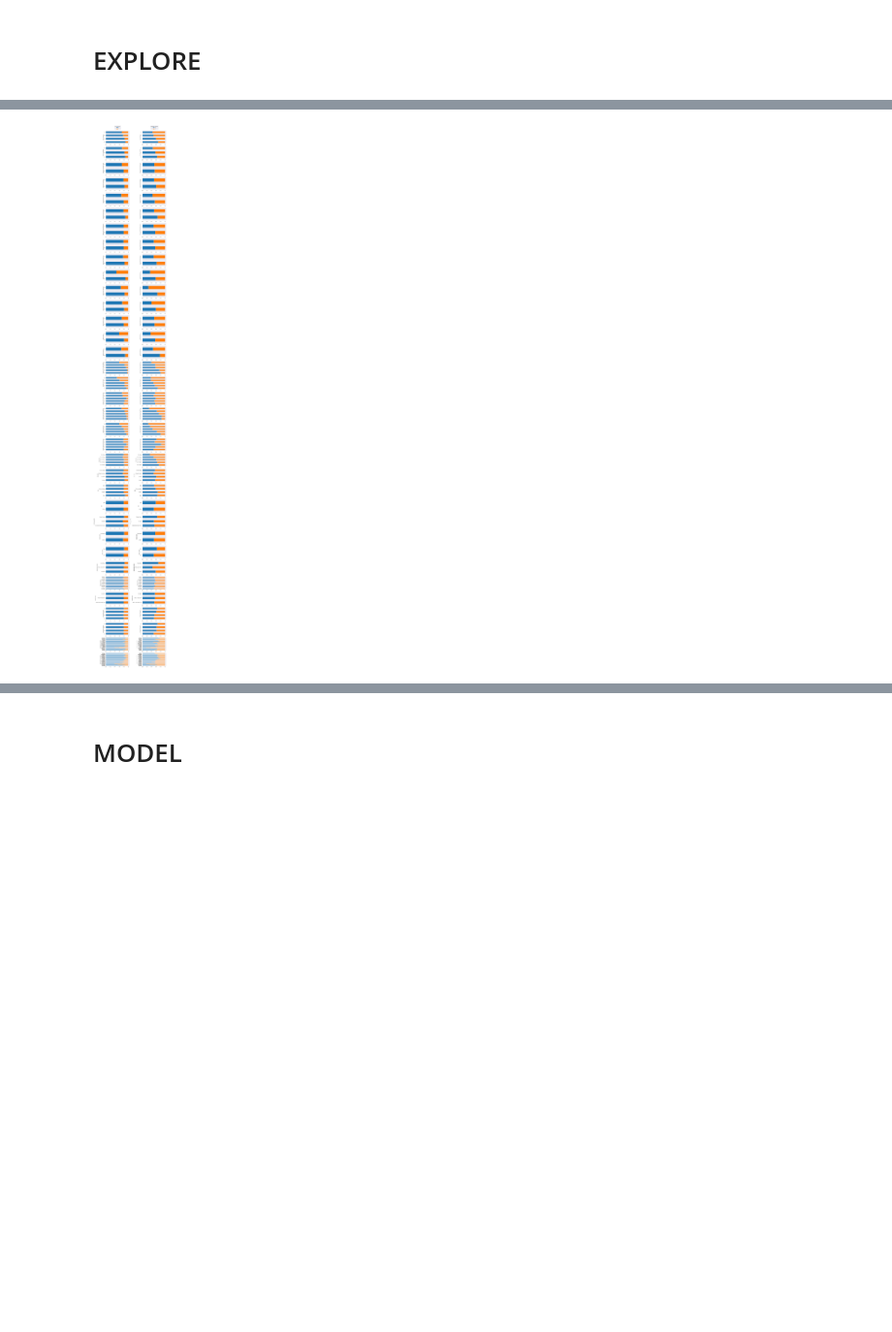
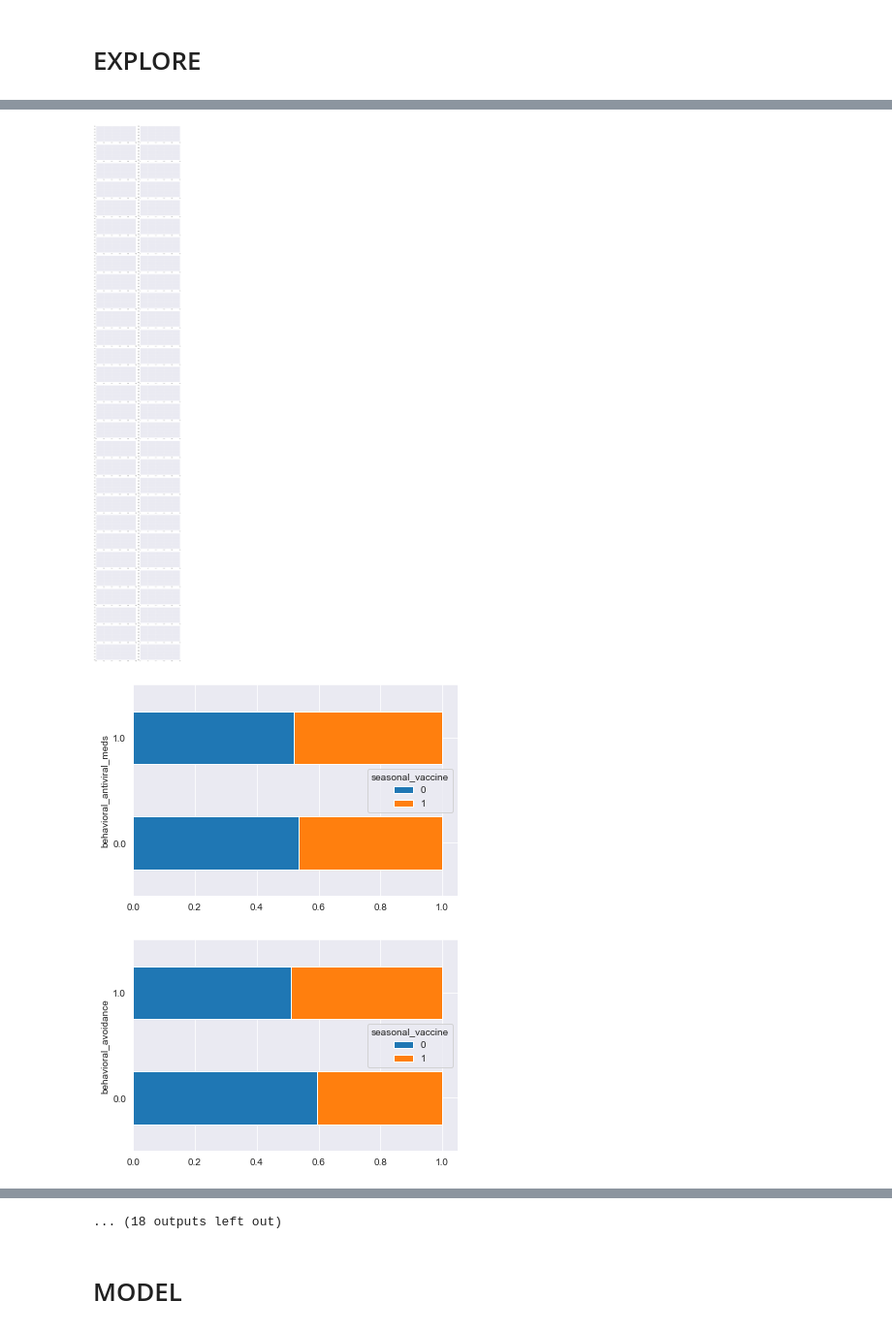
Before and after one commit to rcauvy/Flu_Shot_Learning, a Jupyter notebook: index.ipynb, the cells around one changed output, grey strips where cells are left out. Shown at 97% size. Saved outputs shown, nothing was run; the diff lists cells and outputs as text; code cells hidden in the pictures; blank space fills up the shorter version.

```diff
--- a/index.ipynb
+++ b/index.ipynb
@@ -105,8 +105,8 @@ seas_feats_df =features_df.drop(columns=['h1n1_concern','h1n1_knowledge','doctor
                  'opinion_h1n1_sick_from_vacc'],axis=1)
 # %%
 labels_df = pd.read_csv('data/training_set_labels.csv',index_col=0)
-labels_df.drop('h1n1_vaccine',axis=1,inplace=True)
-labels_df
+seas_labels_df = labels_df.drop('h1n1_vaccine',axis=1)
+seas_labels_df
 # %% [output]
 |  | seasonal_vaccine |
 | respondent_id |  |
@@ -124,7 +124,6 @@ labels_df
 26707 rows × 1 columns
 # %%
 # Joining Features and Labels Dataframes
-joined_df = seas_feats_df.join(labels_df)
-print(joined_df.shape)
+joined_df = seas_feats_df.join(seas_labels_df)
 joined_df
 # %% [output]
@@ -343,4 +328,3 @@ def vaxx_rates(feature, target, df, ax=None):
     props = counts.div(group_counts, axis=0)
 
     props.plot(kind="barh", stacked=True, ax=ax)
-    ax.legend().remove()
@@ -347,21 +335,18 @@ def vaxx_rates(feature, target, df, ax=None):
 # %%
-# Create a loop to plot each feature column in relations to h1n1_vaccine and seasonal_vaccine targets.
+# Create a loop to plot each feature column in relations to seasonal_vaccine targets.
 
-cols_to_plot = list(features_df.columns)
+cols_to_plot = list(seas_feats_df.columns)
 
 fig, ax = plt.subplots(
     len(cols_to_plot), 2, figsize=(12,len(cols_to_plot)*2.5)
 )
-for idx, col in enumerate(cols_to_plot):
-    vaxx_rates(col, 'h1n1_vaccine', joined_df, ax=ax[idx, 0])
-    vaxx_rates(col, 'seasonal_vaccine', joined_df, ax=ax[idx, 1])
+for col in cols_to_plot:
 
-ax[0, 0].legend(
-    loc='lower center', bbox_to_anchor=(0.5, 1.05), title='h1n1_vaccine'
-)
-ax[0, 1].legend(
-    loc='lower center', bbox_to_anchor=(0.5, 1.05), title='seasonal_vaccine'
-)
+    vaxx_rates(col, 'seasonal_vaccine', joined_df)
+
+
 fig.tight_layout();
 # %% [output]
-[figure, old version]
+[figure, new version]
+[figure, added]
+[figure, added]
@@ -368,3 +362,4 @@ fig.tight_layout();
+... (18 outputs left out)
 # %% [markdown]
 # MODEL
 # %% [markdown]
```
Also changed, not shown: parts of 34 cells of this notebook.
